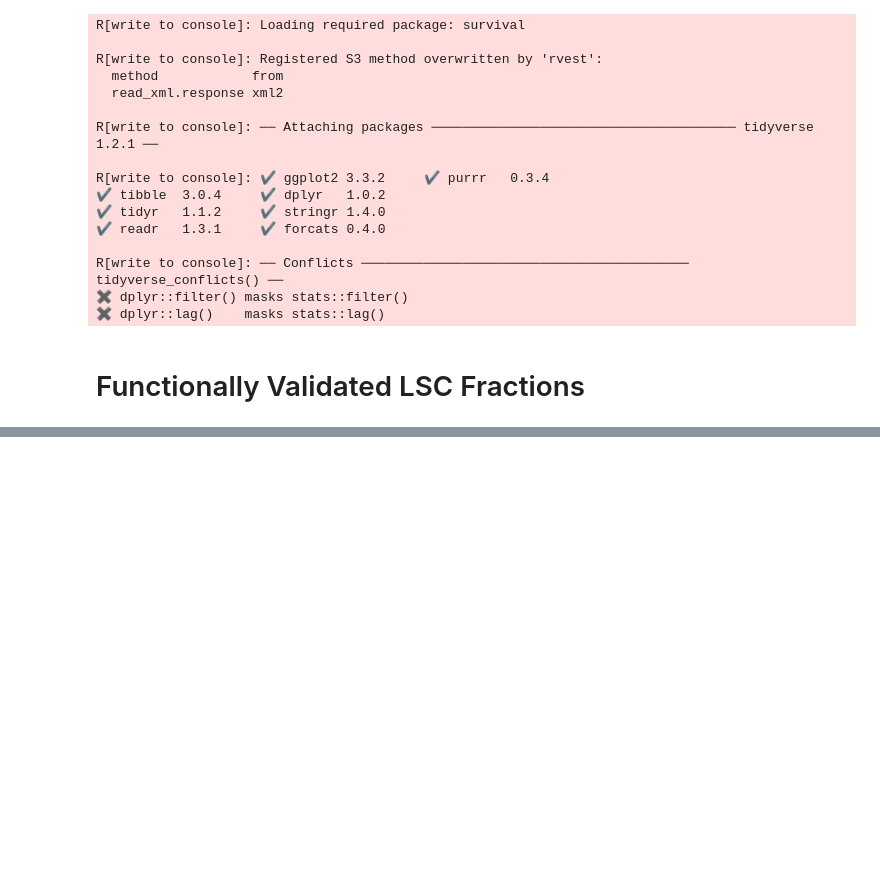
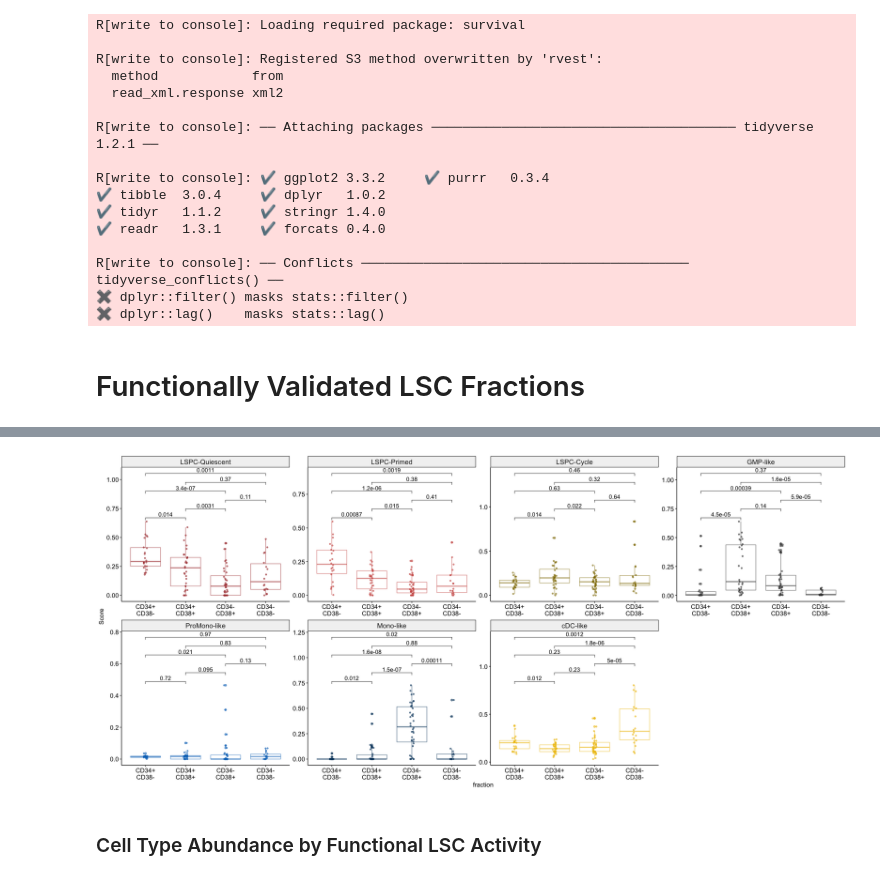
Before and after one commit to andygxzeng/AMLHierarchies, a Jupyter notebook: Fig_1.2_LSC_Analysis.ipynb, the cells around one changed output, grey strips where cells are left out. Cells and saved outputs as stored; diff of their text form; code cells hidden in the pictures; blank space fills up the shorter version.

```diff
--- a/Fig_1.2_LSC_Analysis.ipynb
+++ b/Fig_1.2_LSC_Analysis.ipynb
@@ -528,0 +144,2 @@ plt.show()
+# %%
+lsc.obs['fraction'] = lsc.obs['fraction'].str.replace('p','+').str.replace('m','-').str.replace('CD38', '\nCD38')
@@ -528,0 +148,30 @@ plt.show()
+# %%
+lsc_todf = lsc.obs[['fraction']].join(lsc.to_df())
+# %%
+%%R -i lsc_todf -w 20 -h 9 --units in -r 100
+
+#hierarchy_colors = c('#CD534C99', '#8F770099', '#3B3B3B99', '#0073C299', '#003C6799', '#EFC00099')
+hierarchy_colors = c('#A7303099', '#CD534C99', '#8F770099', '#3B3B3B99', '#0073C299', '#003C6799', '#EFC00099')
+
+
+lsc_todf <- lsc_todf %>%
+    gather(-`fraction`, key = "CellType", value = "Score") %>%
+    mutate(fraction = factor(fraction, levels = c('CD34+\nCD38-', 'CD34+\nCD38+', 'CD34-\nCD38+', 'CD34-\nCD38-'))) %>%
+    mutate(CellType = factor(CellType, levels=c('LSPC-Quiescent', 'LSPC-Primed', 'LSPC-Cycle', 'GMP-like', 'ProMono-like', 'Mono-like', 'cDC-like')))
+
+
+lsc_todf %>%
+    ggplot(aes(x = `fraction`, y = Score, color = CellType)) +
+    geom_boxplot() + geom_jitter(width=0.05, size=1) +
+    facet_wrap(.~CellType, ncol=4, scales='free') +
+    theme_pubr() +
+    theme(strip.text.x = element_text(size=13)) +
+    stat_compare_means(label = "p.format", comparisons = list(c('CD34+\nCD38-', 'CD34+\nCD38+'), c('CD34+\nCD38+', 'CD34-\nCD38+'), c('CD34-\nCD38+', 'CD34-\nCD38-'),
+                                                              c('CD34+\nCD38-', 'CD34-\nCD38+'), c('CD34+\nCD38+', 'CD34-\nCD38-'), c('CD34+\nCD38-', 'CD34-\nCD38-')
+                                                              ), method='wilcox.test') +
+    scale_color_manual(values = hierarchy_colors) +
+    theme(legend.position='None')
+# %% [output]
+[figure, added]
+# %% [markdown]
+### Cell Type Abundance by Functional LSC Activity
```
Also changed, not shown: parts of 81 cells of this notebook.
